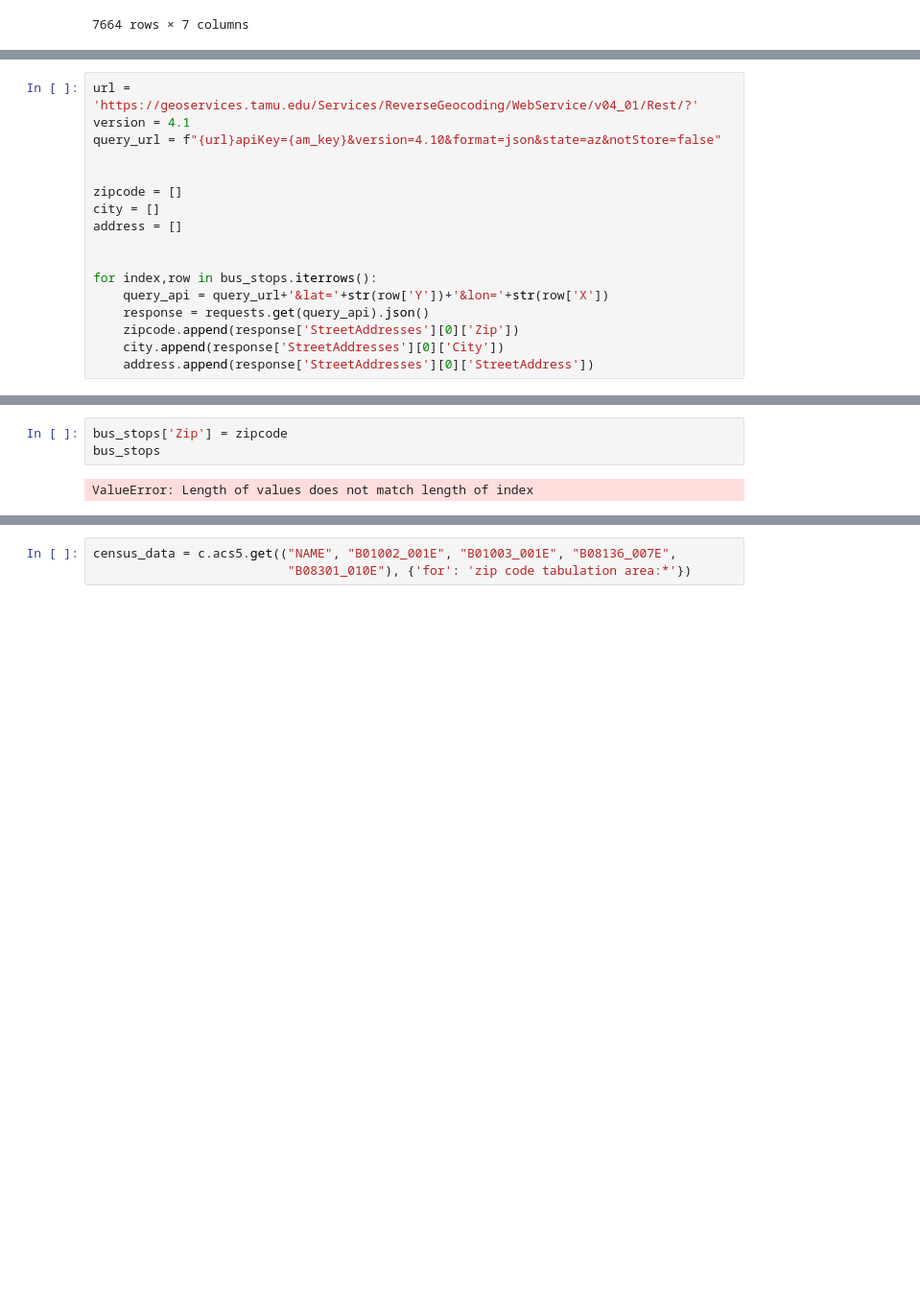
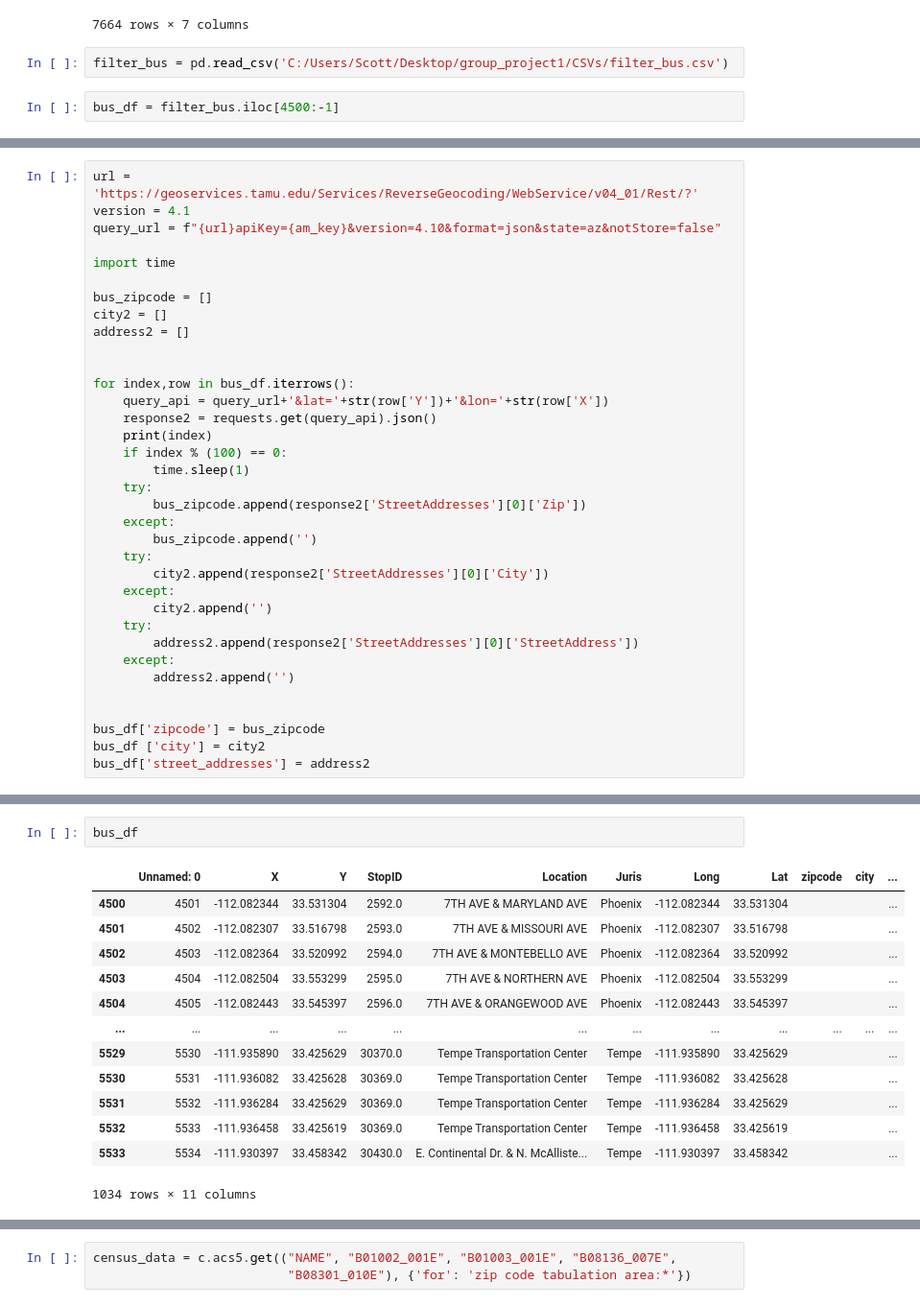
Before and after one commit to phil-wew/group_project1, a Jupyter notebook: SO/Scott Project 1.ipynb, the cells around one changed output, grey strips where cells are left out. Shown: that part at 96% size. Cells and saved outputs as stored; diff of their text form; blank space fills up the shorter version.

```diff
--- a/SO/Scott Project 1.ipynb
+++ b/SO/Scott Project 1.ipynb
@@ -118,3 +115,7 @@ bus_stops
 | 7662 | -111.786510 | 33.582263 | 631.0 | Shea Bl & 136th St | Scottsdale | -111.786510 | 33.582263 |
 | 7663 | -111.895926 | 33.538532 | 9750.0 | Indian Bend & 86th St | Scottsdale | -111.897700 | 33.538510 |
 7664 rows × 7 columns
+# %%
+filter_bus = pd.read_csv('C:/Users/Scott/Desktop/group_project1/CSVs/filter_bus.csv')
+# %%
+bus_df = filter_bus.iloc[4500:-1]
@@ -123,16 +162,34 @@ url = 'https://geoservices.tamu.edu/Services/ReverseGeocoding/WebService/v04_01/
 version = 4.1
 query_url = f"{url}apiKey={am_key}&version=4.10&format=json&state=az&notStore=false"
 
+import time
 
-zipcode = []
-city = []
-address = []
+bus_zipcode = []
+city2 = []
+address2 = []
 
 
-for index,row in bus_stops.iterrows():
+for index,row in bus_df.iterrows():
     query_api = query_url+'&lat='+str(row['Y'])+'&lon='+str(row['X'])
-    response = requests.get(query_api).json()
-    zipcode.append(response['StreetAddresses'][0]['Zip'])
-    city.append(response['StreetAddresses'][0]['City'])
-    address.append(response['StreetAddresses'][0]['StreetAddress'])
+    response2 = requests.get(query_api).json()
+    print(index)
+    if index % (100) == 0:
+        time.sleep(1)
+    try:
+        bus_zipcode.append(response2['StreetAddresses'][0]['Zip'])
+    except:
+        bus_zipcode.append('')
+    try:
+        city2.append(response2['StreetAddresses'][0]['City'])
+    except:
+        city2.append('')
+    try:
+        address2.append(response2['StreetAddresses'][0]['StreetAddress'])
+    except:
+        address2.append('')
+
+
+bus_df['zipcode'] = bus_zipcode
+bus_df ['city'] = city2
+bus_df['street_addresses'] = address2
 # %% [output]
@@ -140,5 +225,16 @@ KeyboardInterrupt:
-# %%
-bus_stops['Zip'] = zipcode
-bus_stops
-# %% [output]
-ValueError: Length of values does not match length of index
+# %%
+bus_df
+# %% [output]
+|  | Unnamed: 0 | X | Y | StopID | Location | Juris | Long | Lat | zipcode | city | ... |
+| 4500 | 4501 | -112.082344 | 33.531304 | 2592.0 | 7TH AVE & MARYLAND AVE | Phoenix | -112.082344 | 33.531304 |  |  | ... |
+| 4501 | 4502 | -112.082307 | 33.516798 | 2593.0 | 7TH AVE & MISSOURI AVE | Phoenix | -112.082307 | 33.516798 |  |  | ... |
+| 4502 | 4503 | -112.082364 | 33.520992 | 2594.0 | 7TH AVE & MONTEBELLO AVE | Phoenix | -112.082364 | 33.520992 |  |  | ... |
+| 4503 | 4504 | -112.082504 | 33.553299 | 2595.0 | 7TH AVE & NORTHERN AVE | Phoenix | -112.082504 | 33.553299 |  |  | ... |
+| 4504 | 4505 | -112.082443 | 33.545397 | 2596.0 | 7TH AVE & ORANGEWOOD AVE | Phoenix | -112.082443 | 33.545397 |  |  | ... |
+| ... | ... | ... | ... | ... | ... | ... | ... | ... | ... | ... | ... |
+| 5529 | 5530 | -111.935890 | 33.425629 | 30370.0 | Tempe Transportation Center | Tempe | -111.935890 | 33.425629 |  |  | ... |
+| 5530 | 5531 | -111.936082 | 33.425628 | 30369.0 | Tempe Transportation Center | Tempe | -111.936082 | 33.425628 |  |  | ... |
+| 5531 | 5532 | -111.936284 | 33.425629 | 30369.0 | Tempe Transportation Center | Tempe | -111.936284 | 33.425629 |  |  | ... |
+| 5532 | 5533 | -111.936458 | 33.425619 | 30369.0 | Tempe Transportation Center | Tempe | -111.936458 | 33.425619 |  |  | ... |
+| 5533 | 5534 | -111.930397 | 33.458342 | 30430.0 | E. Continental Dr. & N. McAlliste... | Tempe | -111.930397 | 33.458342 |  |  | ... |
+1034 rows × 11 columns
```
Also changed, not shown: parts of 4 cells of this notebook.
